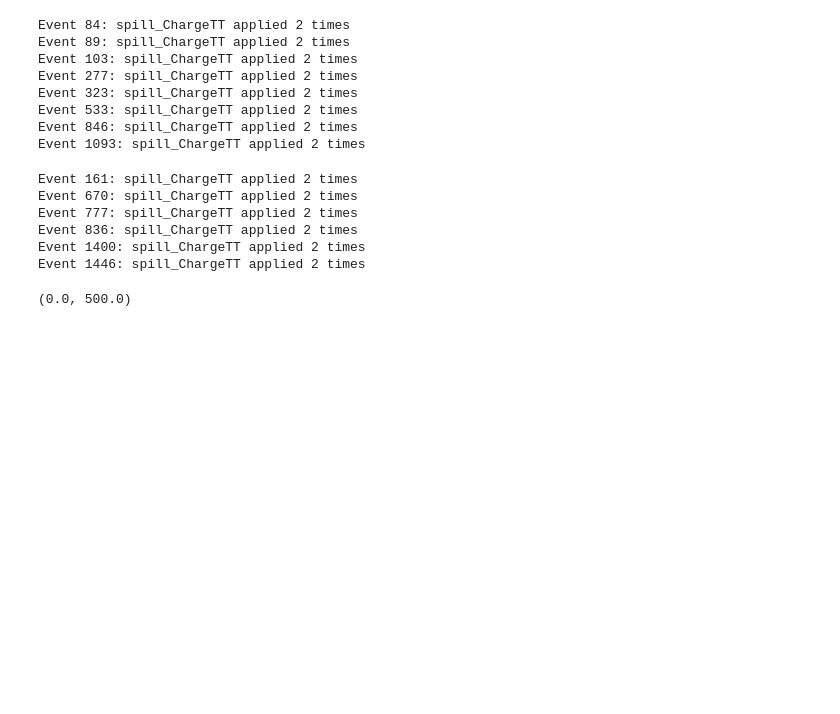
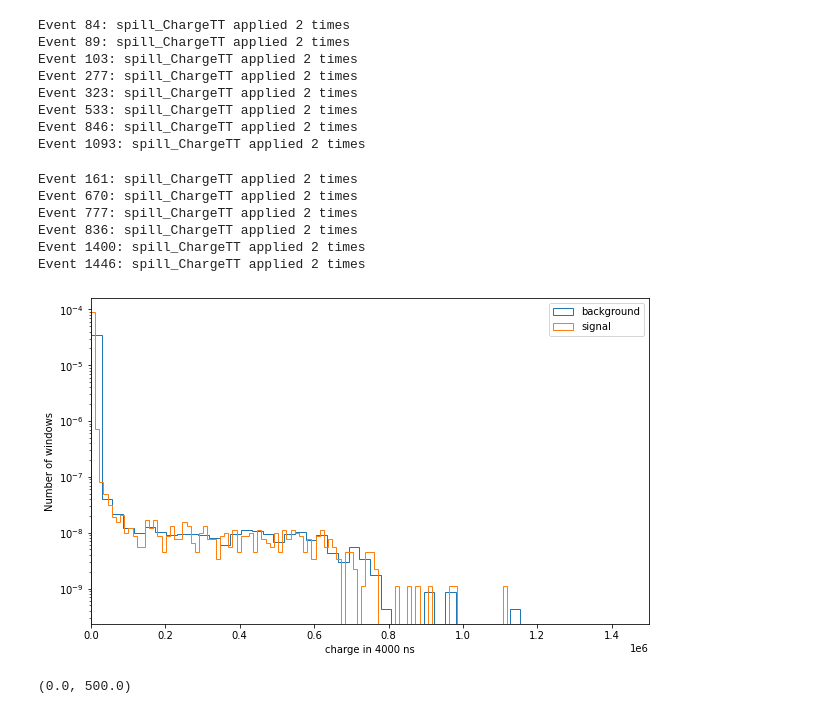
Before and after one commit to halmamol/WCTECoincidence_Analysis, a Jupyter notebook: nHits_count/jupyter_notebooks/sig_bkg_filter_analysis.ipynb, the cells around one changed output. Cells and saved outputs as stored; diff of their text form; code cells hidden in the pictures; blank space fills up the shorter version.

```diff
--- a/nHits_count/jupyter_notebooks/sig_bkg_filter_analysis.ipynb
+++ b/nHits_count/jupyter_notebooks/sig_bkg_filter_analysis.ipynb
@@ -52,6 +52,17 @@ Event 323: spill_ChargeTT applied 2 times
 Event 533: spill_ChargeTT applied 2 times
 Event 846: spill_ChargeTT applied 2 times
 Event 1093: spill_ChargeTT applied 2 times
+# %%
+charge_sum_sig = []
+
+for event_number in event_number_branch_sig:
+    times_branch_event = times_branch[event_number]
+    charges_branch_event = charge_branch[event_number]
+    for t in range(0, 270000+1, 4000):
+        mask = (times_branch_event >= t) & (times_branch_event < t + 4000)
+
+        charge = charges_branch_event[mask]
+        charge_sum_sig.append(sum(charge))
 # %%
 ########################################## bkg download info
 root_file_path = "/data/cgarcia_2002/WCTE/data/2384_calib_time/WCTE_offline_R2384S0P0.root" #bkg
@@ -88,6 +99,29 @@ Event 777: spill_ChargeTT applied 2 times
 Event 836: spill_ChargeTT applied 2 times
 Event 1400: spill_ChargeTT applied 2 times
 Event 1446: spill_ChargeTT applied 2 times
+# %%
+charge_sum_bkg = []
+
+for event_number in event_number_branch_sig:
+    times_branch_event = times_branch[event_number]
+    charges_branch_event = charge_branch[event_number]
+    for t in range(0, 270000+1, 4000):
+        mask = (times_branch_event >= t) & (times_branch_event < t + 4000)
+
+        charge = charges_branch_event[mask]
+        charge_sum_bkg.append(sum(charge))
+# %%
+plt.figure(figsize=(10, 6))
+plt.hist(charge_sum_bkg, bins = 100, label="background", density = True, histtype='step', linewidth=1)
+plt.hist(charge_sum_sig, bins = 100, label = "signal", density = True, histtype='step', linewidth=1)
+plt.ylabel("Number of windows")
+plt.xlabel("charge in 4000 ns")
+plt.yscale('log')
+plt.legend()
+plt.xlim(0, 1.5 * 10**6)
+plt.show()
+# %% [output]
+[figure, added]
 # %%
 ###################################
 bin_hits = 4000  #dividing windows along 270000 ns
```
Also changed, not shown: 3 other files.
